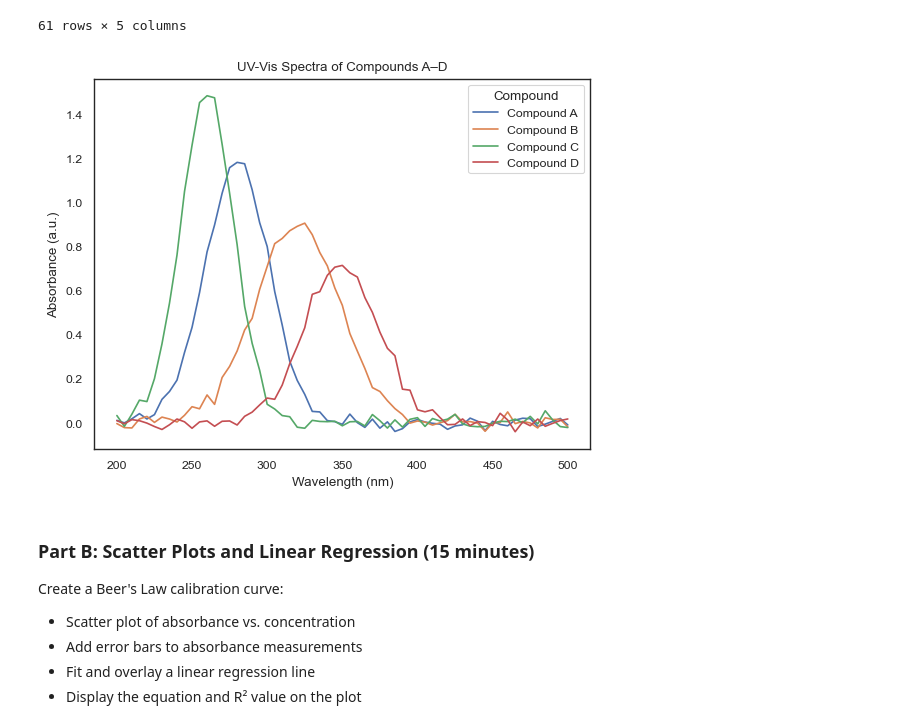
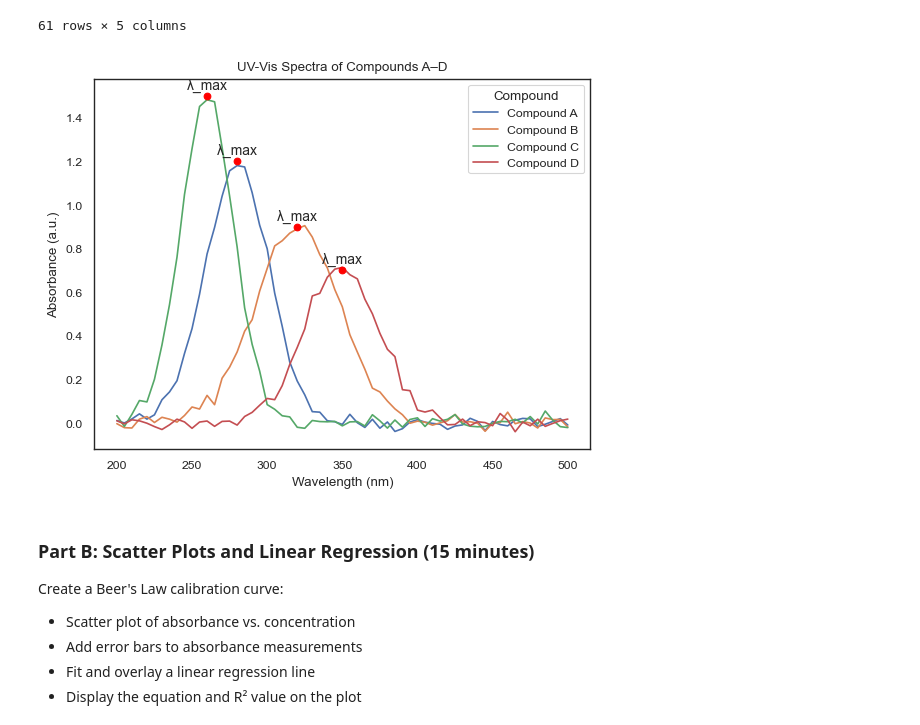
Before and after one commit to Hassan-Haydar/DSA103, a Jupyter notebook: LifeScienceData/lecture18/exercise linked to the lecture in another path/exercise_18.ipynb, the cells around one changed output. Cells and saved outputs as stored; diff of their text form; code cells hidden in the pictures.

```diff
--- a/LifeScienceData/lecture18/exercise linked to the lecture in another path/exercise_18.ipynb
+++ b/LifeScienceData/lecture18/exercise linked to the lecture in another path/exercise_18.ipynb
@@ -368,15 +372,31 @@ df_uv
 # %%
 for name, spectrum in compounds.items():
     plt.plot(wavelengths, spectrum, label=name)
 
+for key, lam in lambda_max.items():
+    Amax = max_absorbance[key]
+
+    # Mark λmax
+    plt.scatter(lam, Amax, color='red', zorder=5)
+
+    # Annotate with a short vertical offset
+    plt.annotate(
+        "λ_max",
+        xy=(lam, Amax),
+        xytext=(0, 5),                   # vertical shift only (pixels)
+        textcoords="offset points",
+    ha="center",
+    fontsize=10,
+
+    )
 
 plt.xlabel("Wavelength (nm)")
 plt.ylabel("Absorbance (a.u.)")
 plt.title("UV-Vis Spectra of Compounds A–D")
 plt.legend(title="Compound")
 plt.show()
 # %% [output]
-[figure, old version]
+[figure, new version]
 # %% [markdown]
 ### Part B: Scatter Plots and Linear Regression (15 minutes)
 
```
Also changed, not shown: parts of 7 cells of this notebook.
